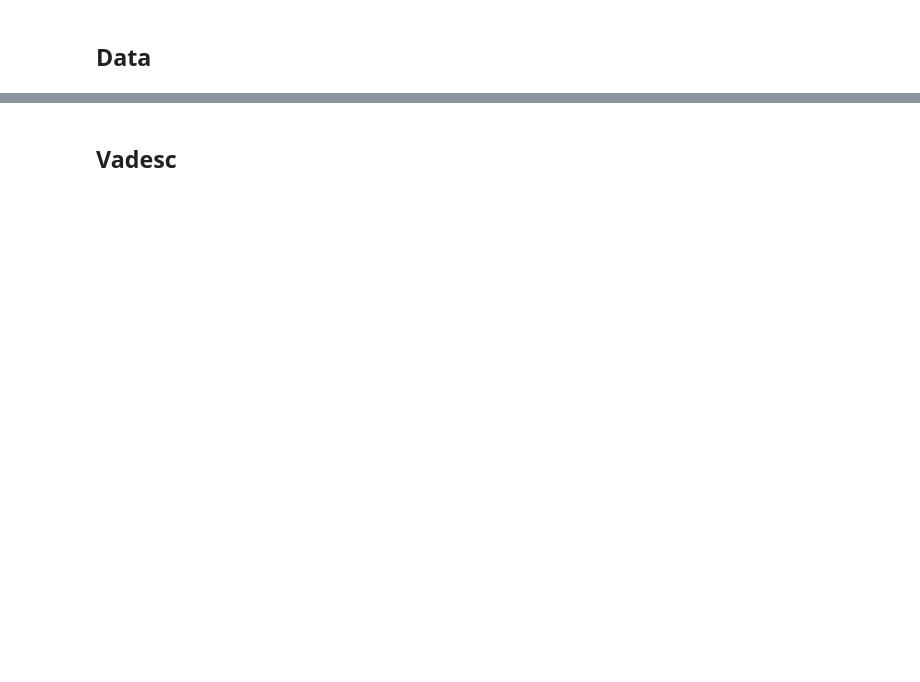
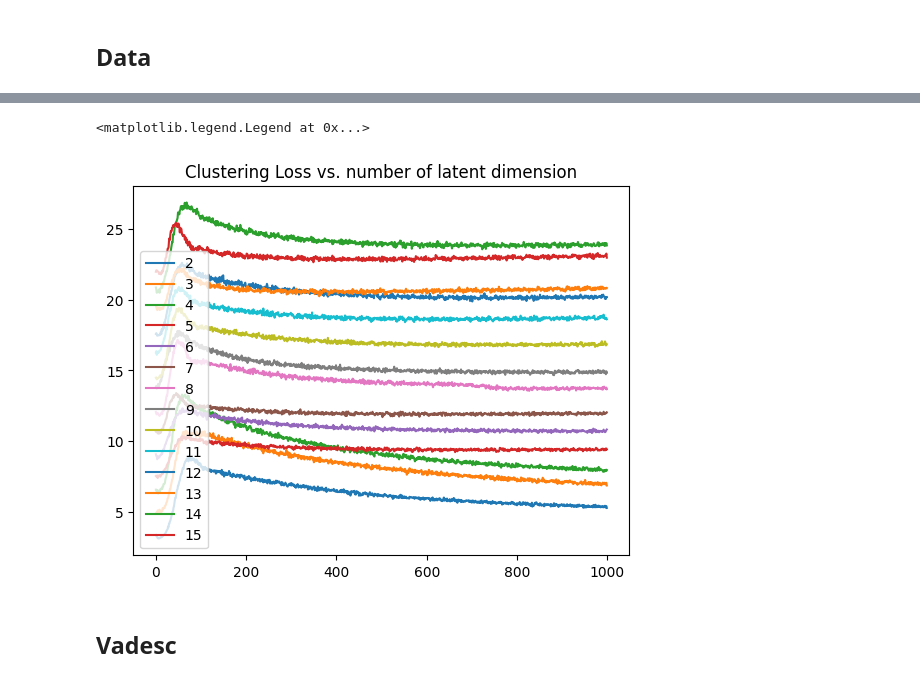
Before and after one commit to quan-possible/cancer-clusters1, a Jupyter notebook: notebooks/radcure/hparams.ipynb, the cells around one changed output, grey strips where cells are left out. Drawn from its saved outputs; the diff is of its cells as text; code cells hidden in the pictures; blank space fills up the shorter version.

```diff
--- a/notebooks/radcure/hparams.ipynb
+++ b/notebooks/radcure/hparams.ipynb
@@ -69,0 +97,34 @@ Number of validation data points: 540
+# %%
+from copy import deepcopy
+from sklearn.model_selection import ParameterGrid
+
+from main import train
+from utils.utils import get_purity
+
+param_grid = {
+    "latent_dim": range(2,32),
+    "layers": [[50,100]],
+}
+
+# param_grid = {'num_clusters': [2],
+#               'learning_rate': [1e-3],
+#               "weibull_shape": [2.],
+#               "seed": [0],
+#               "layers": [[32, 64]],
+#               "activation": ["selu"],
+#               }
+
+params = ParameterGrid(param_grid)
+
+models = []
+for param in params:
+    cfg = {k: param[k] if k in param else v for k, v in cfg0.items()}
+    print(cfg)
+    x_tr, x_val, y_tr, y_val = train_test_split(
+        x, y, train_size=cfg0["train_size"], random_state=cfg0["seed"])
+    model, history = train(x_tr, y_tr, config=cfg, validation_data=(x_val, y_val))
+    phe_val = model.get_phenotypes(x_val, y_val)
+    print(get_purity(y_val, phe_val))
+    models.append((model, phe_val, history))
+
+models
@@ -70,2 +203,14 @@ Number of validation data points: 540
+# %%
+from matplotlib import pyplot as plt
+
+
+clustering_losses = np.array([hist.history["loss_clustering"] for hist in hists])
+
+plt.title("Clustering Loss vs. number of latent dimension")
+plt.plot(clustering_losses.T)
+plt.legend([str(i) for i in range(2, 16)])
+# %% [output]
+<matplotlib.legend.Legend at 0x...>
+[figure, added]
 # %% [markdown]
 ## Vadesc
```
Also changed, not shown: parts of 20 cells of this notebook, 17 other files.
